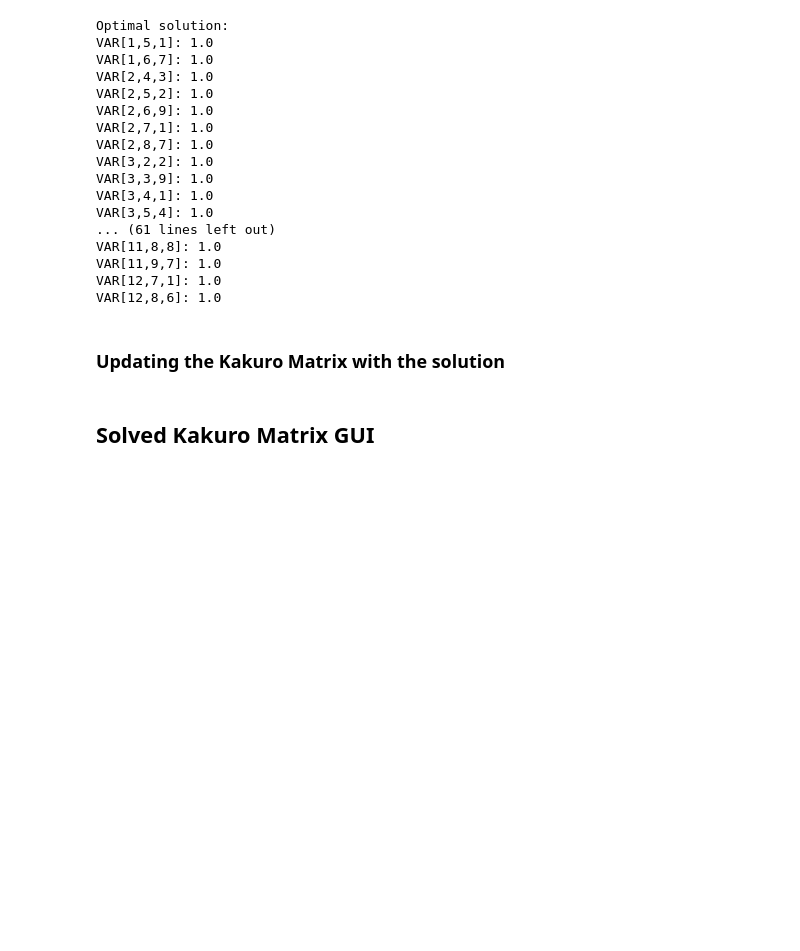
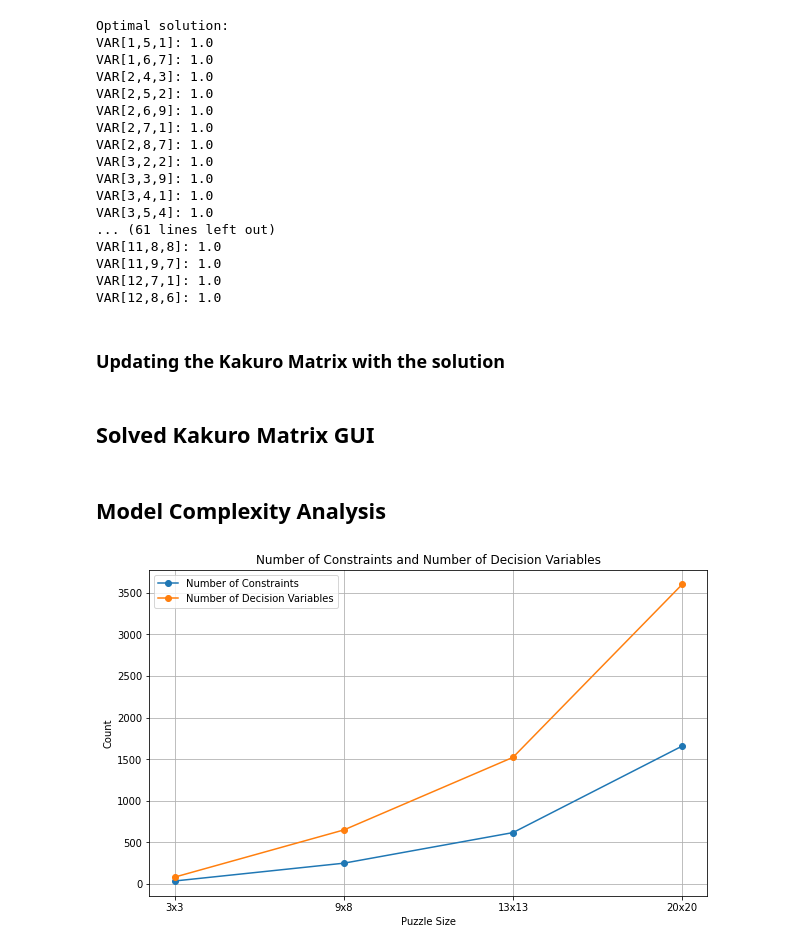
Before and after one commit to kovid112m/Kakuro-Solver, a Jupyter notebook: Kakuro Solver.ipynb, the cells around one changed output. Cells and saved outputs as stored; diff of their text form; code cells hidden in the pictures; blank space fills up the shorter version.

```diff
--- a/Kakuro Solver.ipynb
+++ b/Kakuro Solver.ipynb
@@ -292,3 +292,32 @@ def create_gui(kakuro_matrix):
 
 # Create the GUI
 create_gui(kakuro_matrix)
+# %% [markdown]
+## Model Complexity Analysis
+# %%
+import matplotlib.pyplot as plt
+
+# Data
+puzzle_sizes = ["3x3", "9x8", "13x13", "20x20"]
+#matrix_complexity = [34, 248, 616, 20]
+num_constraints = [34, 248, 616, 1656]
+num_decision_variables = [81, 648, 1521, 3600]
+
+# Plotting
+plt.figure(figsize=(10, 6))
+
+#plt.plot(puzzle_sizes, matrix_complexity, marker='o', label='Matrix Complexity')
+plt.plot(puzzle_sizes, num_constraints, marker='o', label='Number of Constraints')
+plt.plot(puzzle_sizes, num_decision_variables, marker='o', label='Number of Decision Variables')
+
+# Adding labels and title
+plt.xlabel('Puzzle Size')
+plt.ylabel('Count')
+plt.title('Number of Constraints and Number of Decision Variables')
+plt.legend()
+
+# Display the plot
+plt.grid(True)
+plt.show()
+# %% [output]
+[figure, added]
```
Also changed, not shown: parts of 2 cells of this notebook.
